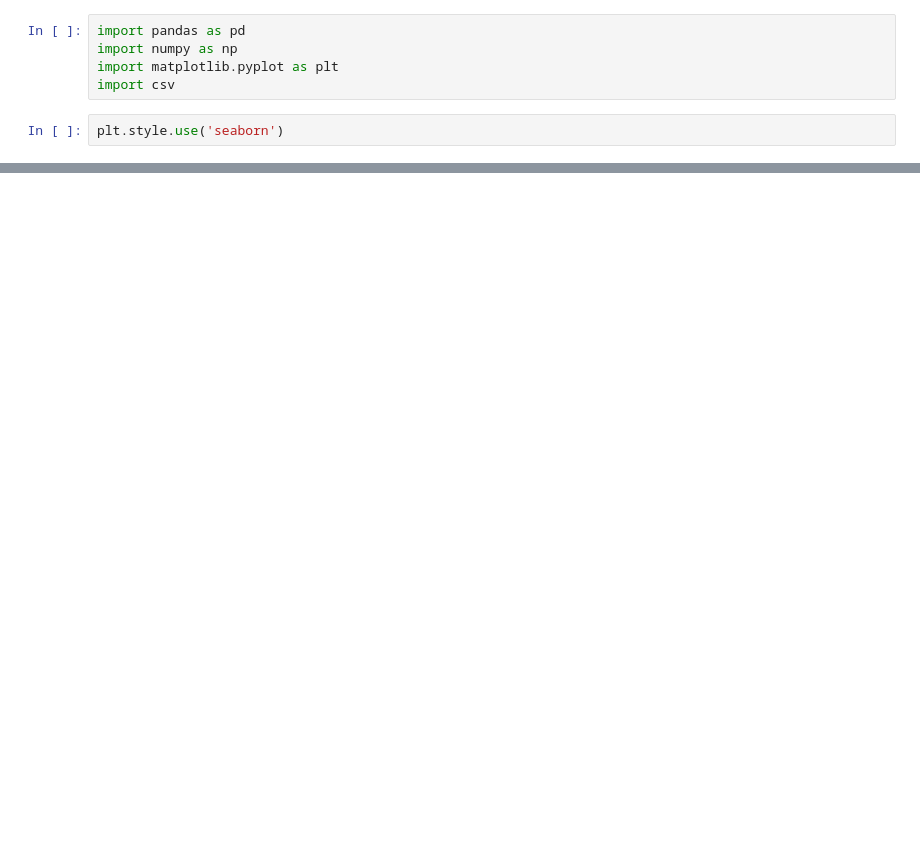
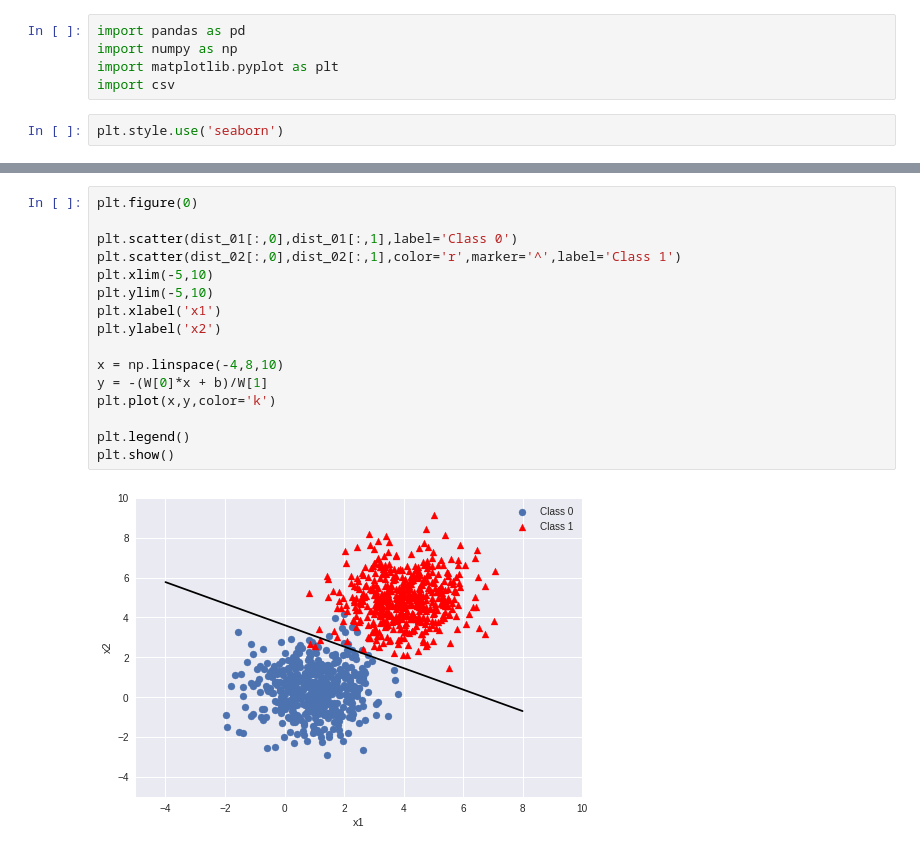
Before and after one commit to shubhammittal009/ml_cb, a Jupyter notebook: logistic_regression.ipynb, the cells around one changed output, grey strips where cells are left out. Drawn from its saved outputs; the diff is of its cells as text; blank space fills up the shorter version.

```diff
--- a/logistic_regression.ipynb
+++ b/logistic_regression.ipynb
@@ -37,0 +174,18 @@ plt.show()
+# %%
+plt.figure(0)
+
+plt.scatter(dist_01[:,0],dist_01[:,1],label='Class 0')
+plt.scatter(dist_02[:,0],dist_02[:,1],color='r',marker='^',label='Class 1')
+plt.xlim(-5,10)
+plt.ylim(-5,10)
+plt.xlabel('x1')
+plt.ylabel('x2')
+
+x = np.linspace(-4,8,10)
+y = -(W[0]*x + b)/W[1]
+plt.plot(x,y,color='k')
+
+plt.legend()
+plt.show()
+# %% [output]
+[figure, added]
```
Also changed, not shown: parts of 12 cells of this notebook, 1 other file.
